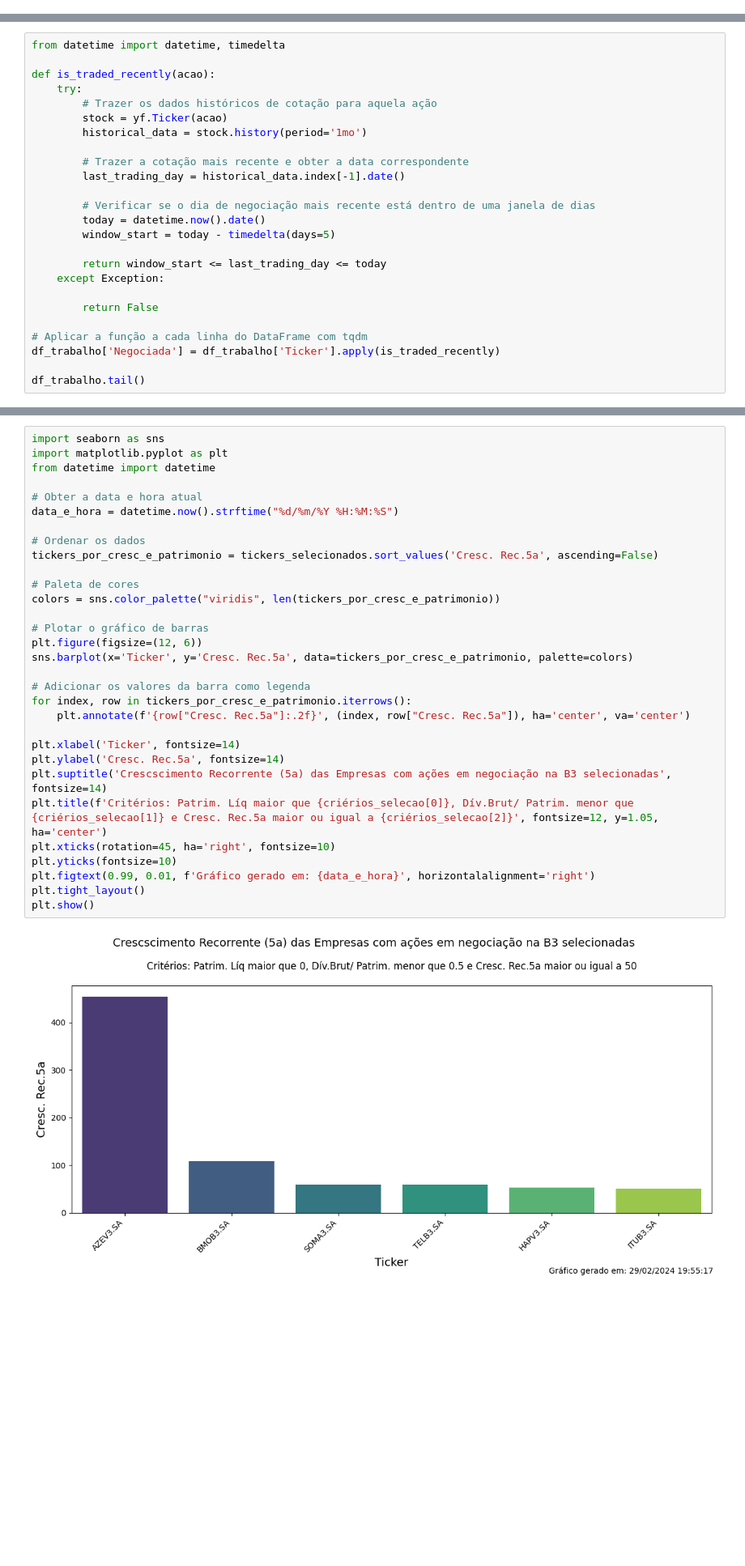
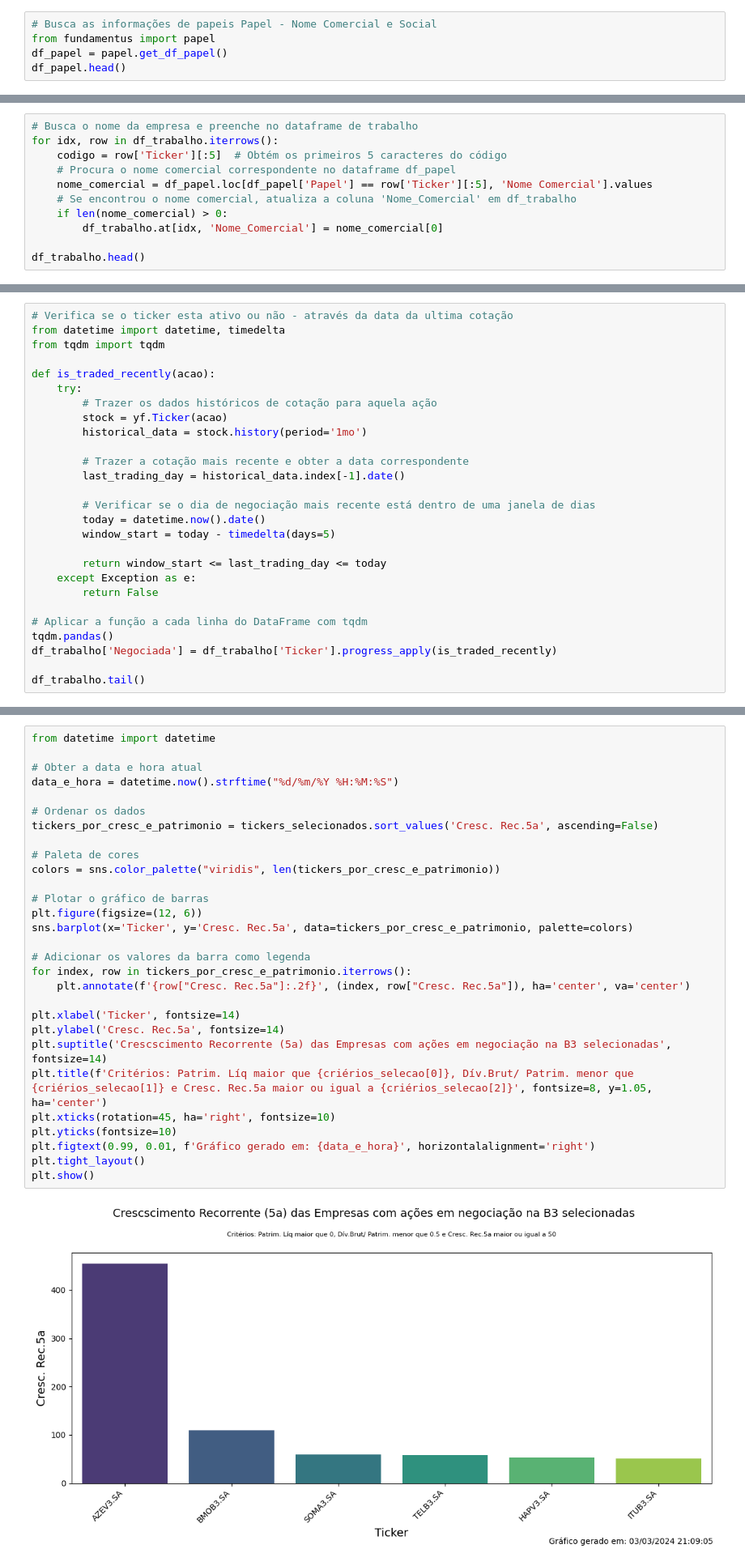
Before and after one commit to SSby2S/Extraction, a Jupyter notebook: Extraindo_informações_fundamentalistas_usando_a_biblioteca_Fundamentus_e_yFinance.ipynb, the cells around one changed output, grey strips where cells are left out. Shown at 81% size. Drawn from its saved outputs; the diff is of its cells as text; blank space fills up the shorter version.

```diff
--- a/Extraindo_informações_fundamentalistas_usando_a_biblioteca_Fundamentus_e_yFinance.ipynb
+++ b/Extraindo_informações_fundamentalistas_usando_a_biblioteca_Fundamentus_e_yFinance.ipynb
@@ -151,3 +151,8 @@ Linhas atuais: 638
 | ABYA3 | 4.91 | -214.80 | 1.76 | 2.055 | 0.0000 | 0.527 | 1.98 | 19.96 | -2.75 | ... |
 | ACES3 | 95.27 | 8.79 | 2.28 | 1.693 | 0.0000 | 1.438 | 6.40 | 7.20 | 20.77 | ... |
 5 rows × 21 columns
+# %%
+# Busca as informações de papeis Papel - Nome Comercial e Social
+from fundamentus import papel
+df_papel = papel.get_df_papel()
+df_papel.head()
@@ -153,0 +166,11 @@ Linhas atuais: 638
+# %%
+# Busca o nome da empresa e preenche no dataframe de trabalho
+for idx, row in df_trabalho.iterrows():
+    codigo = row['Ticker'][:5]  # Obtém os primeiros 5 caracteres do código
+    # Procura o nome comercial correspondente no dataframe df_papel
+    nome_comercial = df_papel.loc[df_papel['Papel'] == row['Ticker'][:5], 'Nome Comercial'].values
+    # Se encontrou o nome comercial, atualiza a coluna 'Nome_Comercial' em df_trabalho
+    if len(nome_comercial) > 0:
+        df_trabalho.at[idx, 'Nome_Comercial'] = nome_comercial[0]
+
+df_trabalho.head()
@@ -154,5 +186,7 @@ Linhas atuais: 638
 # %%
+# Verifica se o ticker esta ativo ou não - através da data da ultima cotação
 from datetime import datetime, timedelta
+from tqdm import tqdm
 
 def is_traded_recently(acao):
     try:
@@ -168,12 +202,12 @@ def is_traded_recently(acao):
         window_start = today - timedelta(days=5)
 
         return window_start <= last_trading_day <= today
-    except Exception:
-
+    except Exception as e:
         return False
 
 # Aplicar a função a cada linha do DataFrame com tqdm
-df_trabalho['Negociada'] = df_trabalho['Ticker'].apply(is_traded_recently)
+tqdm.pandas()
+df_trabalho['Negociada'] = df_trabalho['Ticker'].progress_apply(is_traded_recently)
 
 df_trabalho.tail()
 # %% [output]
@@ -250,33 +296,31 @@ tickers_por_cresc_e_patrimonio
 # %%
-import seaborn as sns
-import matplotlib.pyplot as plt
 from datetime import datetime
 
 # Obter a data e hora atual
 data_e_hora = datetime.now().strftime("%d/%m/%Y %H:%M:%S")
 
 # Ordenar os dados
 tickers_por_cresc_e_patrimonio = tickers_selecionados.sort_values('Cresc. Rec.5a', ascending=False)
 
 # Paleta de cores
 colors = sns.color_palette("viridis", len(tickers_por_cresc_e_patrimonio))
 
 # Plotar o gráfico de barras
 plt.figure(figsize=(12, 6))
 sns.barplot(x='Ticker', y='Cresc. Rec.5a', data=tickers_por_cresc_e_patrimonio, palette=colors)
 
 # Adicionar os valores da barra como legenda
 for index, row in tickers_por_cresc_e_patrimonio.iterrows():
     plt.annotate(f'{row["Cresc. Rec.5a"]:.2f}', (index, row["Cresc. Rec.5a"]), ha='center', va='center')
 
 plt.xlabel('Ticker', fontsize=14)
 plt.ylabel('Cresc. Rec.5a', fontsize=14)
 plt.suptitle('Crescscimento Recorrente (5a) das Empresas com ações em negociação na B3 selecionadas', fontsize=14)
-plt.title(f'Critérios: Patrim. Líq maior que {criérios_selecao[0]}, Dív.Brut/ Patrim. menor que {criérios_selecao[1]} e Cresc. Rec.5a maior ou igual a {criérios_selecao[2]}', fontsize=12, y=1.05, ha='center')
+plt.title(f'Critérios: Patrim. Líq maior que {criérios_selecao[0]}, Dív.Brut/ Patrim. menor que {criérios_selecao[1]} e Cresc. Rec.5a maior ou igual a {criérios_selecao[2]}', fontsize=8, y=1.05, ha='center')
 plt.xticks(rotation=45, ha='right', fontsize=10)
 plt.yticks(fontsize=10)
 plt.figtext(0.99, 0.01, f'Gráfico gerado em: {data_e_hora}', horizontalalignment='right')
 plt.tight_layout()
 plt.show()
 # %% [output]
-[figure, old version]
+[figure, new version]
```
Also changed, not shown: parts of 12 cells of this notebook.
